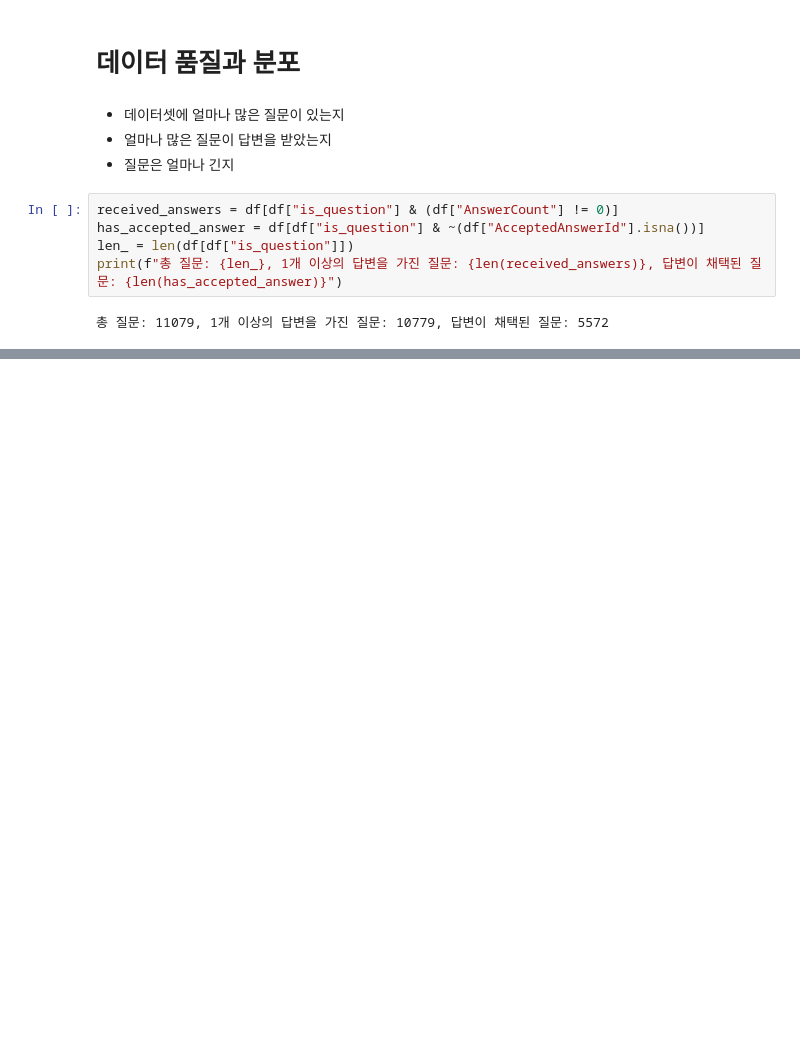
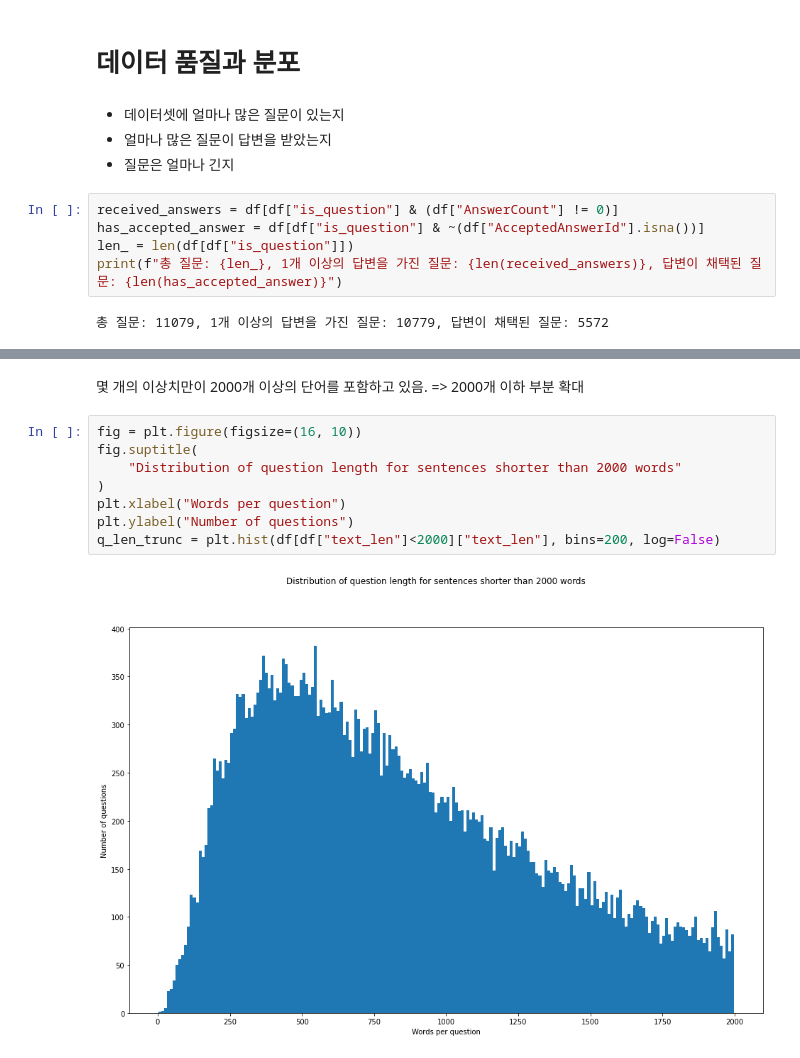
Before and after one commit to HyeonGeunY/ml-powered-app, a Jupyter notebook: notebooks/dataset_exploration.ipynb, the cells around one changed output, grey strips where cells are left out. Cells and saved outputs as stored; diff of their text form; blank space fills up the shorter version.

```diff
--- a/notebooks/dataset_exploration.ipynb
+++ b/notebooks/dataset_exploration.ipynb
@@ -173,0 +193,12 @@ print(f"총 질문: {len_}, 1개 이상의 답변을 가진 질문: {len(receive
+# %% [markdown]
+몇 개의 이상치만이 2000개 이상의 단어를 포함하고 있음. => 2000개 이하 부분 확대
+# %%
+fig = plt.figure(figsize=(16, 10))
+fig.suptitle(
+    "Distribution of question length for sentences shorter than 2000 words"
+)
+plt.xlabel("Words per question")
+plt.ylabel("Number of questions")
+q_len_trunc = plt.hist(df[df["text_len"]<2000]["text_len"], bins=200, log=False)
+# %% [output]
+[figure, added]
```
Also changed, not shown: parts of 13 cells of this notebook, 4 other files.
